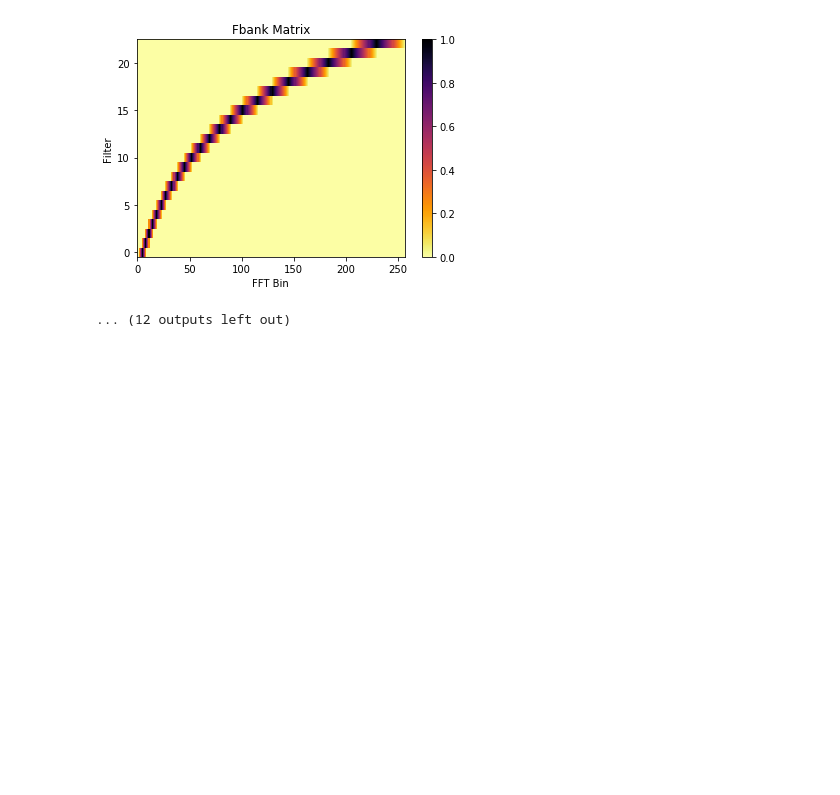
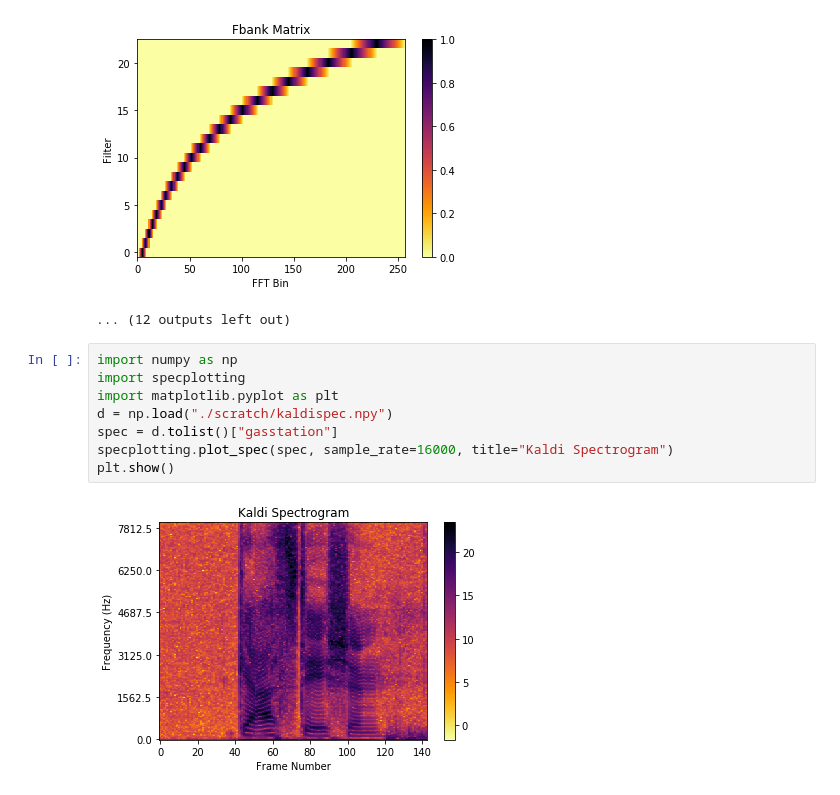
Before and after one commit to kkleidal/kentf, a Jupyter notebook: asr.ipynb, the cells around one changed output. Drawn from its saved outputs; the diff is of its cells as text; blank space fills up the shorter version.

```diff
--- a/asr.ipynb
+++ b/asr.ipynb
@@ -49,3 +49,13 @@ Spec size: (1, 144, 257, 2)
 [figure]
 [figure]
 ... (12 outputs left out)
+# %%
+import numpy as np
+import specplotting
+import matplotlib.pyplot as plt
+d = np.load("./scratch/kaldispec.npy")
+spec = d.tolist()["gasstation"]
+specplotting.plot_spec(spec, sample_rate=16000, title="Kaldi Spectrogram")
+plt.show()
+# %% [output]
+[figure, added]
```
Also changed, not shown: 1 other file.
